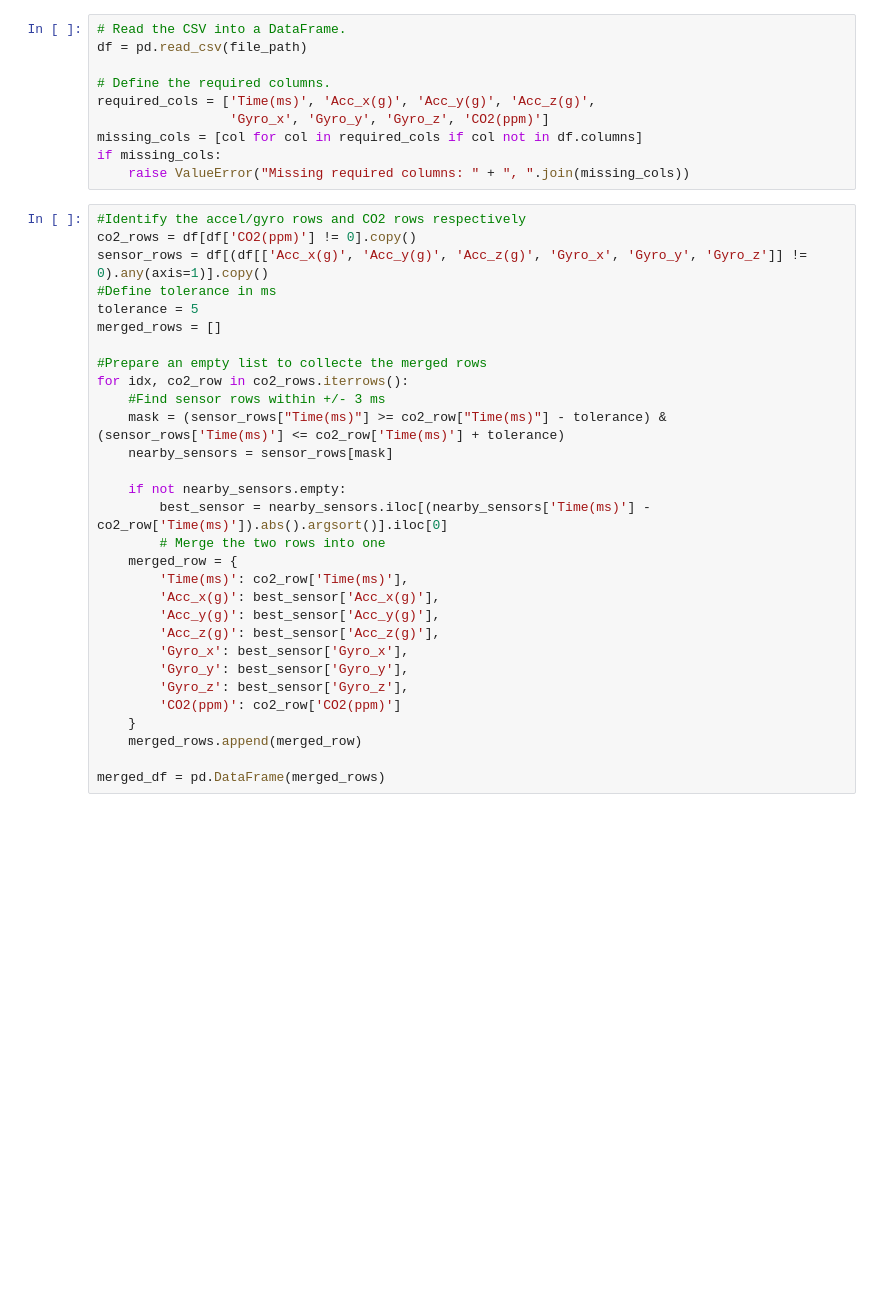
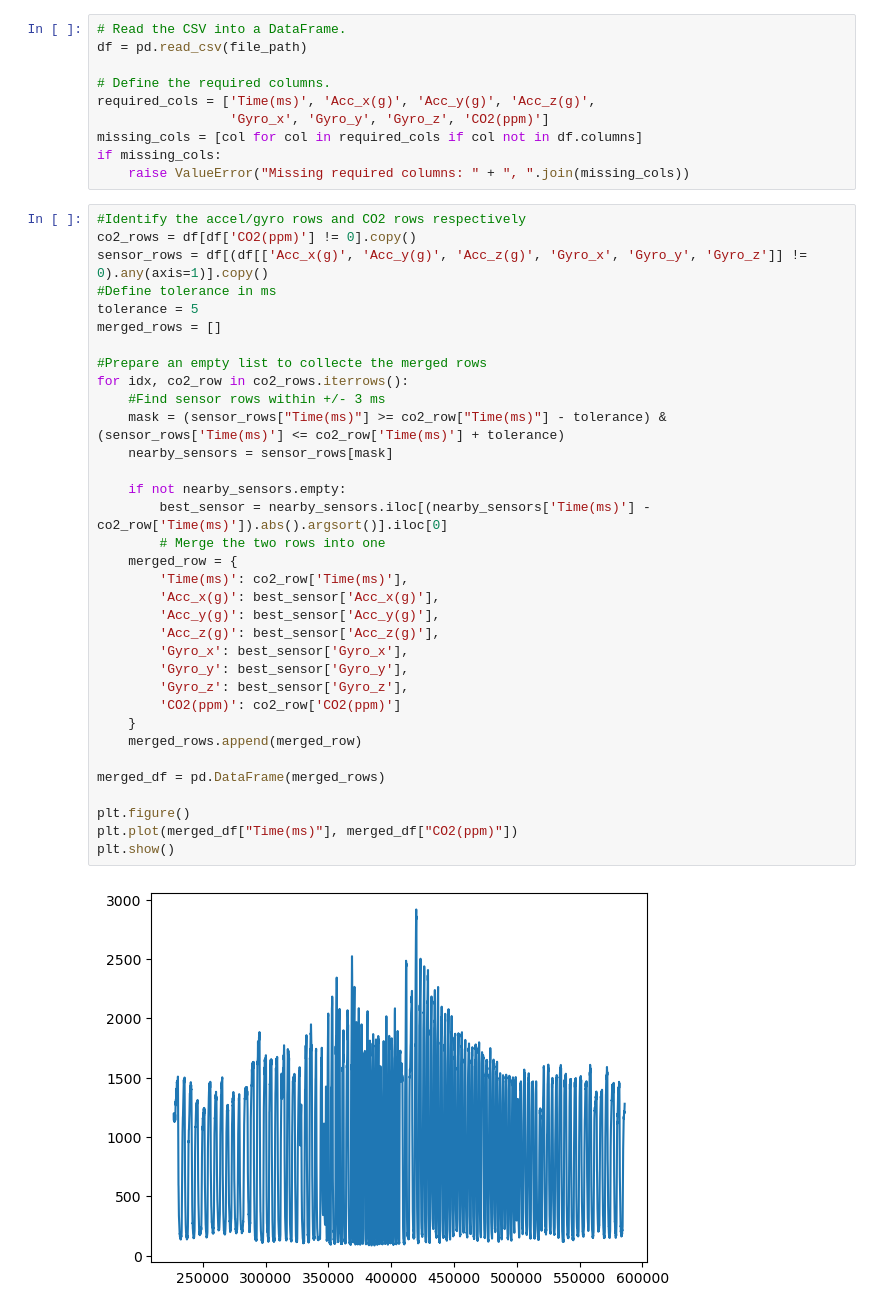
Before and after one commit to jayy-gan/fuzzy-invention, a Jupyter notebook: data-processing.ipynb, the cells around one changed output. Saved outputs shown, nothing was run; the diff lists cells and outputs as text; blank space fills up the shorter version.

```diff
--- a/data-processing.ipynb
+++ b/data-processing.ipynb
@@ -29,30 +29,36 @@ if missing_cols:
 # %%
 #Identify the accel/gyro rows and CO2 rows respectively
 co2_rows = df[df['CO2(ppm)'] != 0].copy()
 sensor_rows = df[(df[['Acc_x(g)', 'Acc_y(g)', 'Acc_z(g)', 'Gyro_x', 'Gyro_y', 'Gyro_z']] != 0).any(axis=1)].copy()
 #Define tolerance in ms
 tolerance = 5
 merged_rows = []
 
 #Prepare an empty list to collecte the merged rows
 for idx, co2_row in co2_rows.iterrows():
     #Find sensor rows within +/- 3 ms
     mask = (sensor_rows["Time(ms)"] >= co2_row["Time(ms)"] - tolerance) & (sensor_rows['Time(ms)'] <= co2_row['Time(ms)'] + tolerance)
     nearby_sensors = sensor_rows[mask]
 
     if not nearby_sensors.empty:
         best_sensor = nearby_sensors.iloc[(nearby_sensors['Time(ms)'] - co2_row['Time(ms)']).abs().argsort()].iloc[0]
         # Merge the two rows into one
     merged_row = {
         'Time(ms)': co2_row['Time(ms)'],
         'Acc_x(g)': best_sensor['Acc_x(g)'],
         'Acc_y(g)': best_sensor['Acc_y(g)'],
         'Acc_z(g)': best_sensor['Acc_z(g)'],
         'Gyro_x': best_sensor['Gyro_x'],
         'Gyro_y': best_sensor['Gyro_y'],
         'Gyro_z': best_sensor['Gyro_z'],
         'CO2(ppm)': co2_row['CO2(ppm)']
     }
     merged_rows.append(merged_row)
 
 merged_df = pd.DataFrame(merged_rows)
+
+plt.figure()
+plt.plot(merged_df["Time(ms)"], merged_df["CO2(ppm)"])
+plt.show()
+# %% [output]
+[figure, added]
```
Also changed, not shown: parts of 4 cells of this notebook.
